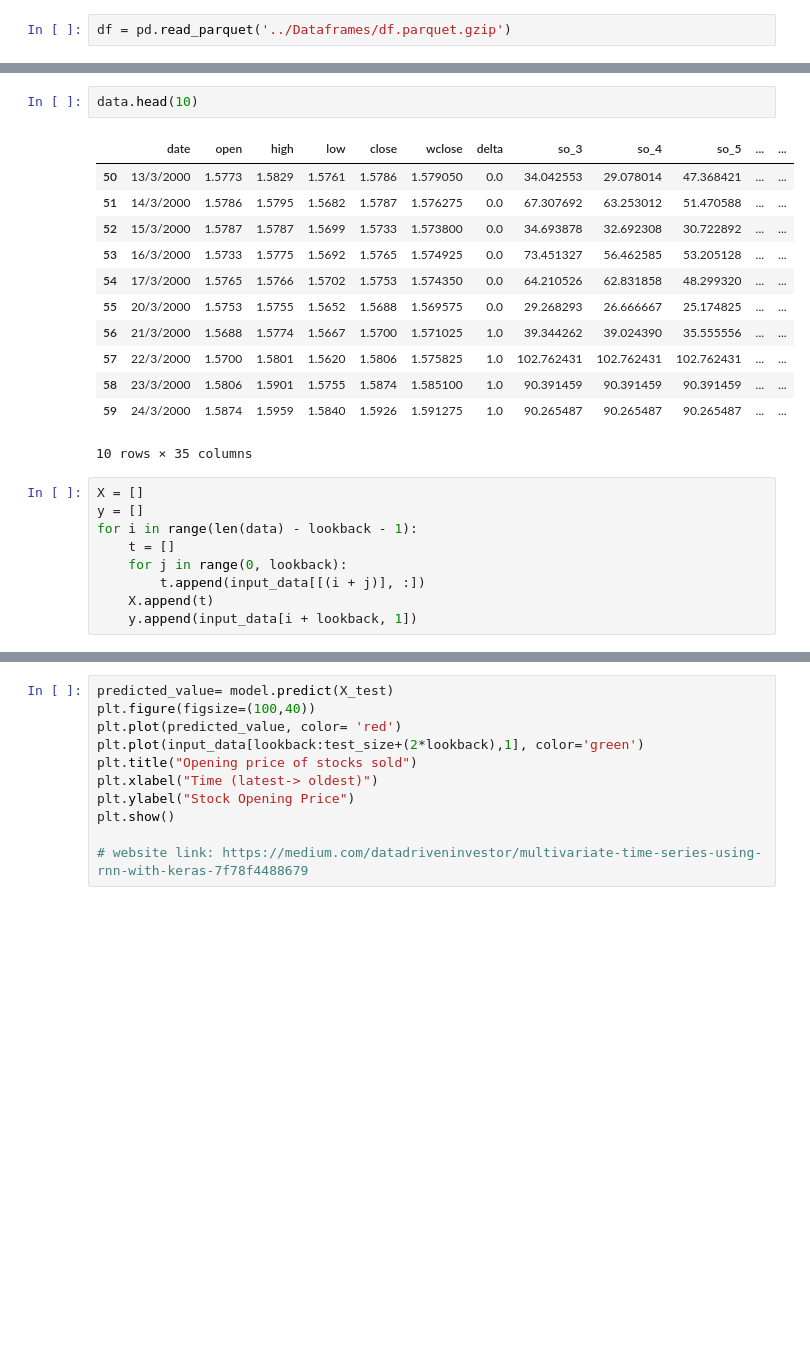
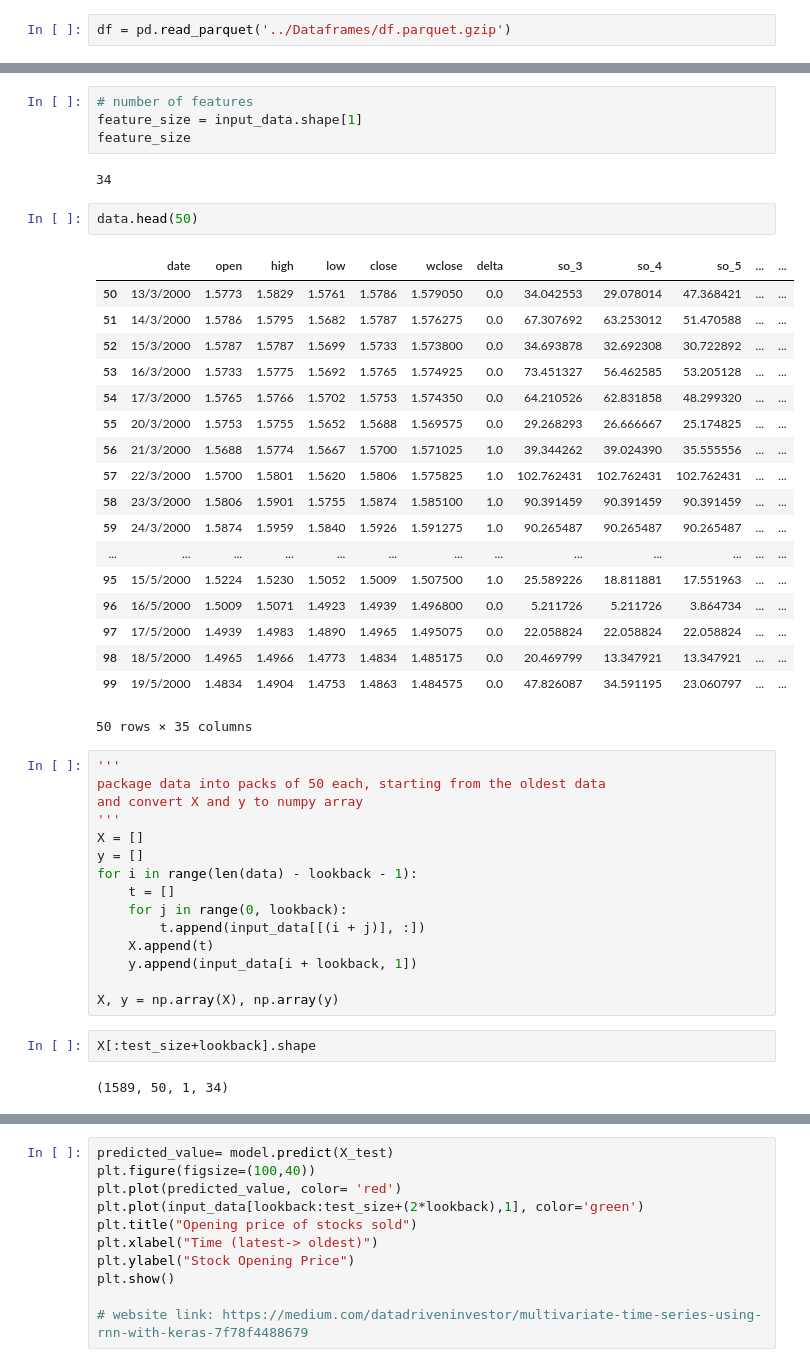
Before and after one commit to pikasean/LSTM, a Jupyter notebook: NN/Keras_Test.ipynb, the cells around one changed output, grey strips where cells are left out. Cells and saved outputs as stored; diff of their text form; blank space fills up the shorter version.

Commit message:
feed all features to lstm and fix using test data as training data

```diff
--- a/NN/Keras_Test.ipynb
+++ b/NN/Keras_Test.ipynb
@@ -41,19 +51,35 @@ array([[1.5829, 1.5761],
+# %%
+# number of features
+feature_size = input_data.shape[1]
+feature_size
+# %% [output]
+34
 # %%
-data.head(10)
+data.head(50)
 # %% [output]
 |  | date | open | high | low | close | wclose | delta | so_3 | so_4 | so_5 | ... | ... |
 | 50 | 13/3/2000 | 1.5773 | 1.5829 | 1.5761 | 1.5786 | 1.579050 | 0.0 | 34.042553 | 29.078014 | 47.368421 | ... | ... |
 | 51 | 14/3/2000 | 1.5786 | 1.5795 | 1.5682 | 1.5787 | 1.576275 | 0.0 | 67.307692 | 63.253012 | 51.470588 | ... | ... |
 | 52 | 15/3/2000 | 1.5787 | 1.5787 | 1.5699 | 1.5733 | 1.573800 | 0.0 | 34.693878 | 32.692308 | 30.722892 | ... | ... |
 | 53 | 16/3/2000 | 1.5733 | 1.5775 | 1.5692 | 1.5765 | 1.574925 | 0.0 | 73.451327 | 56.462585 | 53.205128 | ... | ... |
 | 54 | 17/3/2000 | 1.5765 | 1.5766 | 1.5702 | 1.5753 | 1.574350 | 0.0 | 64.210526 | 62.831858 | 48.299320 | ... | ... |
 | 55 | 20/3/2000 | 1.5753 | 1.5755 | 1.5652 | 1.5688 | 1.569575 | 0.0 | 29.268293 | 26.666667 | 25.174825 | ... | ... |
 | 56 | 21/3/2000 | 1.5688 | 1.5774 | 1.5667 | 1.5700 | 1.571025 | 1.0 | 39.344262 | 39.024390 | 35.555556 | ... | ... |
 | 57 | 22/3/2000 | 1.5700 | 1.5801 | 1.5620 | 1.5806 | 1.575825 | 1.0 | 102.762431 | 102.762431 | 102.762431 | ... | ... |
 | 58 | 23/3/2000 | 1.5806 | 1.5901 | 1.5755 | 1.5874 | 1.585100 | 1.0 | 90.391459 | 90.391459 | 90.391459 | ... | ... |
 | 59 | 24/3/2000 | 1.5874 | 1.5959 | 1.5840 | 1.5926 | 1.591275 | 1.0 | 90.265487 | 90.265487 | 90.265487 | ... | ... |
+| ... | ... | ... | ... | ... | ... | ... | ... | ... | ... | ... | ... | ... |
+| 95 | 15/5/2000 | 1.5224 | 1.5230 | 1.5052 | 1.5009 | 1.507500 | 1.0 | 25.589226 | 18.811881 | 17.551963 | ... | ... |
+| 96 | 16/5/2000 | 1.5009 | 1.5071 | 1.4923 | 1.4939 | 1.496800 | 0.0 | 5.211726 | 5.211726 | 3.864734 | ... | ... |
+| 97 | 17/5/2000 | 1.4939 | 1.4983 | 1.4890 | 1.4965 | 1.495075 | 0.0 | 22.058824 | 22.058824 | 22.058824 | ... | ... |
+| 98 | 18/5/2000 | 1.4965 | 1.4966 | 1.4773 | 1.4834 | 1.485175 | 0.0 | 20.469799 | 13.347921 | 13.347921 | ... | ... |
+| 99 | 19/5/2000 | 1.4834 | 1.4904 | 1.4753 | 1.4863 | 1.484575 | 0.0 | 47.826087 | 34.591195 | 23.060797 | ... | ... |
-10 rows × 35 columns
+50 rows × 35 columns
 # %%
+'''
+package data into packs of 50 each, starting from the oldest data
+and convert X and y to numpy array
+'''
 X = []
 y = []
 for i in range(len(data) - lookback - 1):
@@ -62,4 +88,10 @@ for i in range(len(data) - lookback - 1):
         t.append(input_data[[(i + j)], :])
     X.append(t)
     y.append(input_data[i + lookback, 1])
+
+X, y = np.array(X), np.array(y)
+# %%
+X[:test_size+lookback].shape
+# %% [output]
+(1589, 50, 1, 34)
 # %%
```
Also changed, not shown: parts of 6 cells of this notebook.
